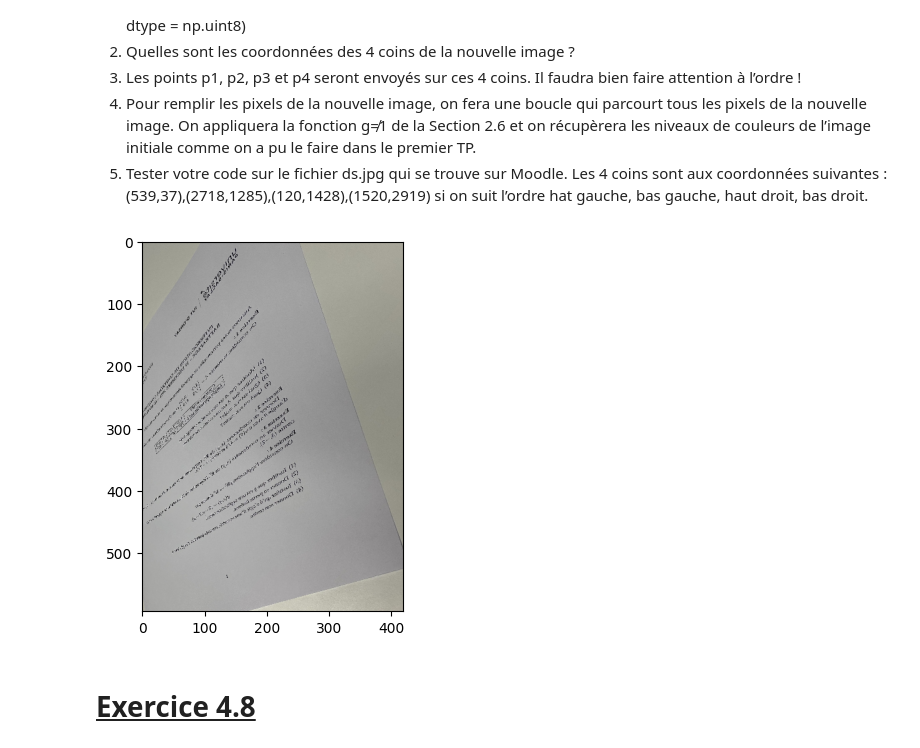
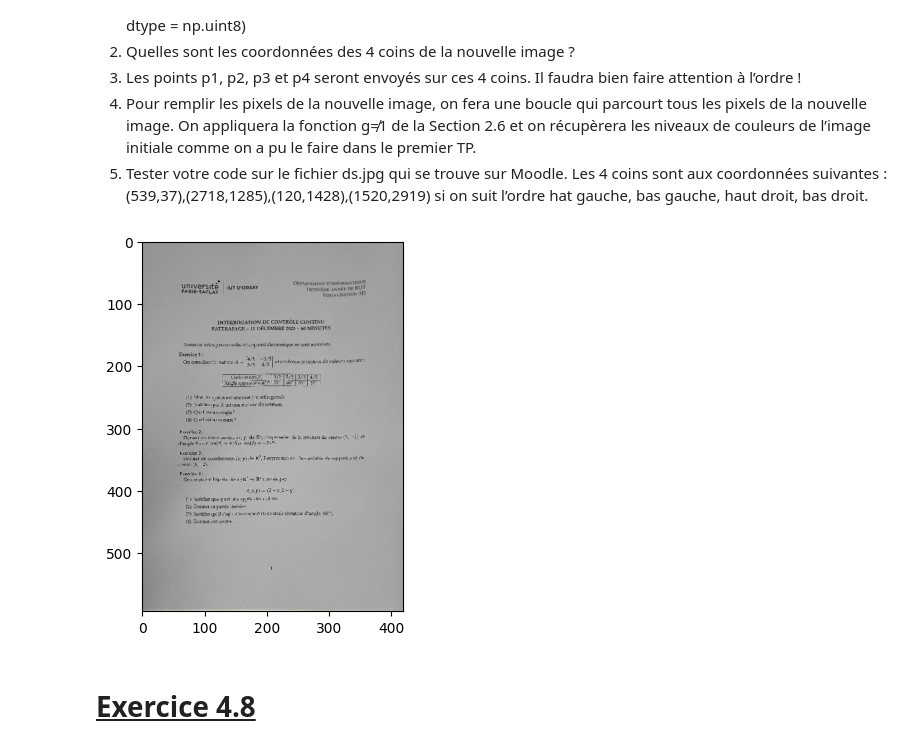
Before and after one commit to LoKiseRaven/Cours, a Jupyter notebook: Maths3D/TP2/TP2.ipynb, the cells around one changed output. Drawn from its saved outputs; the diff is of its cells as text; code cells hidden in the pictures.

```diff
--- a/Maths3D/TP2/TP2.ipynb
+++ b/Maths3D/TP2/TP2.ipynb
@@ -149,28 +149,28 @@ hat gauche, bas gauche, haut droit, bas droit.
 # %%
 def g(x, y, P):
     vec = np.dot(P, np.array([x, y, 1]))
-    return np.array([vec[0]/vec[2], vec[1]/vec[2]])
+    return vec[0]/vec[2], vec[1]/vec[2]
 # %%
 def rectification_projective_A4(p_1, p_2, p_3, p_4, image):
     nouvelle_image = np.zeros((594, 420, 3), dtype=np.uint8)
 
-    P = matrice_passage(p_1, p_2, p_3, p_4, [0, 0], [0, 593], [419, 0], [419, 593])
+    P = matrice_passage(p_1, p_2, p_3, p_4, [0, 0], [0, 593], [419, 0 ], [419, 593])
 
     for i in range(594):
         for j in range(420):
             x, y = g(j, i, np.linalg.inv(P))
             if 0 <= x < image.shape[1] and 0 <= y < image.shape[0]:
-                nouvelle_image[i, j] = image[int(y), int(x)]
+                nouvelle_image[i, j] = image[int(x), int(y)]
 
     return nouvelle_image
 
 
 image = plt.imread("ds.jpg")
 image_rectifie = rectification_projective_A4([539, 37], [2718, 1285], [120, 1428], [1520, 2919], image)
 plt.imshow(image_rectifie)
 plt.show()
 # %% [output]
-[figure, old version]
+[figure, new version]
 # %% [markdown]
 # <u>Exercice 4.8</u>
 # %%
```
Also changed, not shown: parts of 1 cell of this notebook.
